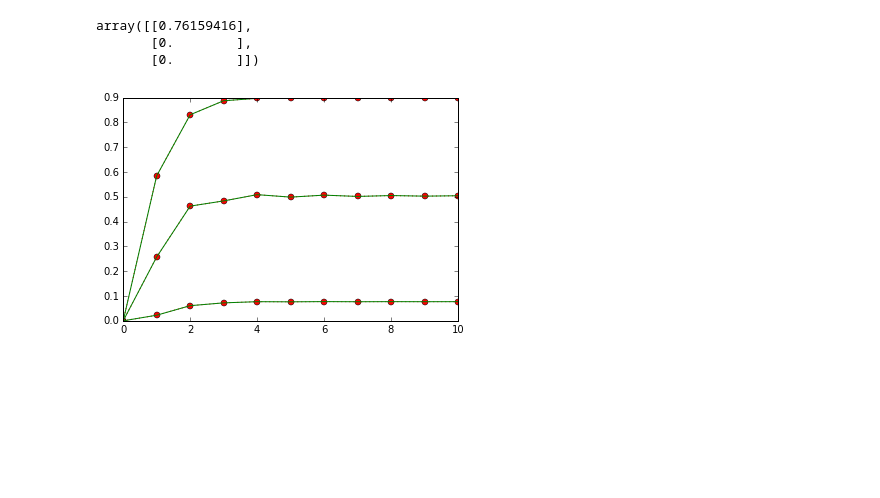
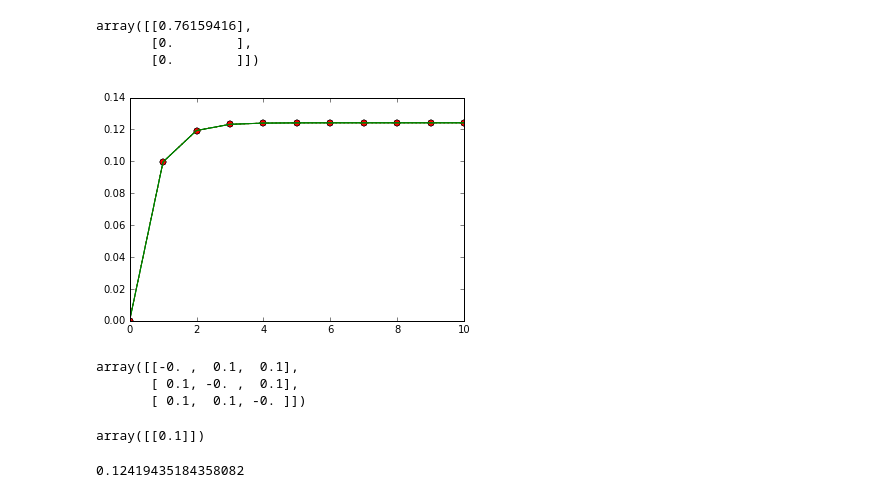
Before and after one commit to AdamRTomkins/vision_networks, a Jupyter notebook: vision_networks/GraphESN.ipynb, the cells around one changed output. Cells and saved outputs as stored; diff of their text form; code cells hidden in the pictures; blank space fills up the shorter version.

```diff
--- a/vision_networks/GraphESN.ipynb
+++ b/vision_networks/GraphESN.ipynb
@@ -127,44 +127,56 @@ class GraphESN():
 
         return self.states[-1]
 # %%
-n_inputs = 2
+n_inputs = 1
 n_reservoir = 3
 n_steps = 10
 
-rand = True
+rand = False
 
 x = SimpleESN(n_inputs,n_reservoir)
 
 
 if rand:
     x.W = 2*np.random.rand(x.W.shape[0],x.W.shape[1])-1
     x.I = 2*np.random.rand(x.I.shape[0],x.I.shape[1])-1
     x.WInputs = 2*np.random.rand(x.WInputs.shape[0],x.WInputs.shape[1])-1
-    #x.WInputs = np.zeros(x.WInputs.shape) * 0.1
-    #x.WInputs[1,0] = 0.3
-    #x.W = -(np.eye(n_reservoir,n_reservoir)-1) * 0.1
 
 else:
     x.W = -(np.eye(n_reservoir,n_reservoir)-1) * 0.1
 
     x.I = np.zeros(x.I.shape)
     x.I[0,0] = 0.1
-    x.I[1,0] = 0.3
+    #x.I[1,0] = 0.3
 
-    x.WInputs = np.zeros(x.WInputs.shape) * 0.1
-    x.WInputs[1,0] = 0.3
+
+    x.WInputs = np.ones(x.WInputs.shape) #* 0.1
+    #x.WInputs[1,0] = 1.0#0.3
 
 
 # Create Graph based ESN
 g = GraphESN(x)
 
 for i in np.arange(n_steps):
     g._update()
     x._update()
 
 
 plt.plot(np.array(x.states),'r:o')
 plt.plot(np.array(g.states),'g-')
 plt.show()
 # %% [output]
-[figure, old version]
+[figure, new version]
+# %%
+x.W
+# %% [output]
+array([[-0. ,  0.1,  0.1],
+       [ 0.1, -0. ,  0.1],
+       [ 0.1,  0.1, -0. ]])
+# %%
+x.I
+# %% [output]
+array([[0.1]])
+# %%
+np.max(x.states)
+# %% [output]
+0.12419435184358082
```
Also changed, not shown: 1 other file.
